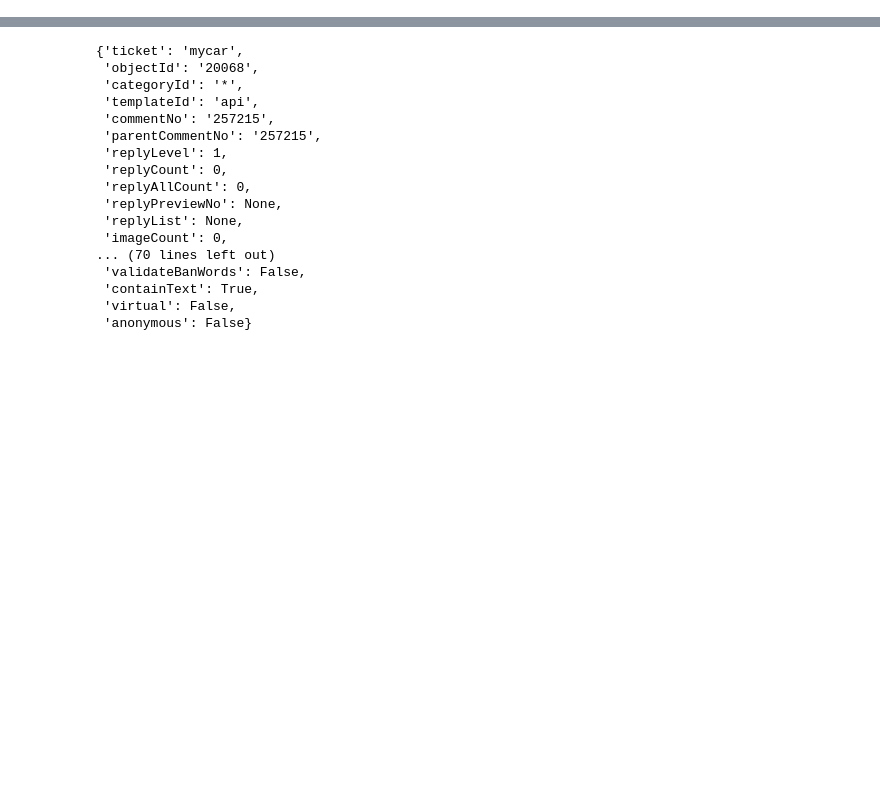
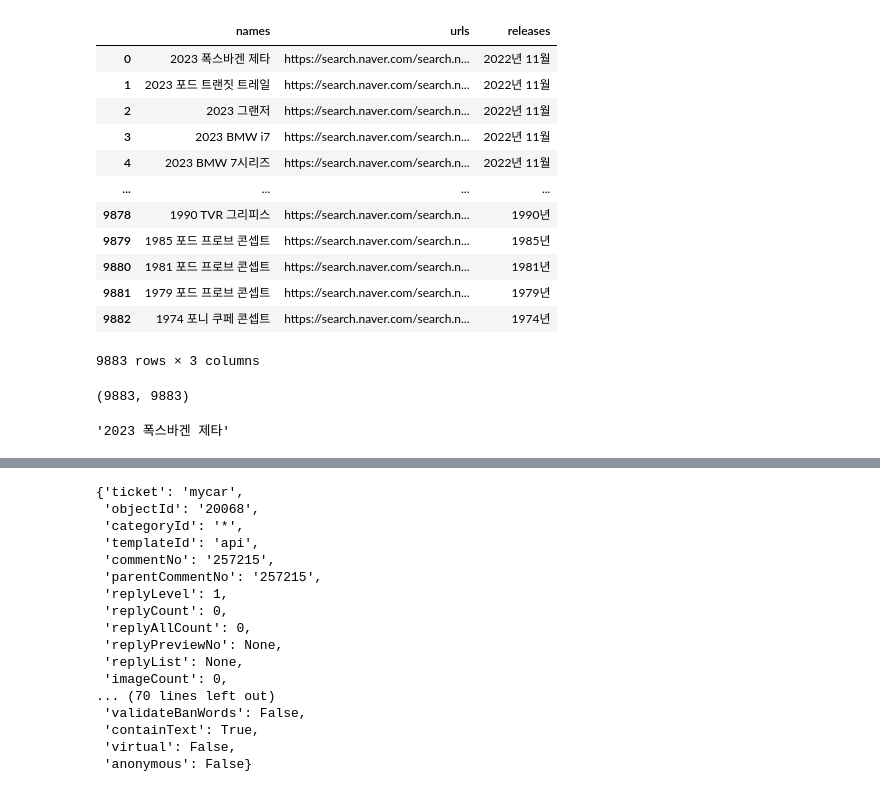
Before and after one commit to dbtjr1103/Basic_practice, a Jupyter notebook: Untitled0.ipynb, the cells around one changed output, grey strips where cells are left out. Saved outputs shown, nothing was run; the diff lists cells and outputs as text; code cells hidden in the pictures; blank space fills up the shorter version.

```diff
--- a/Untitled0.ipynb
+++ b/Untitled0.ipynb
@@ -8,0 +28,5 @@ import json
+# %%
+url_all='https://m.search.naver.com/p/csearch/content/nqapirender.nhn?pkid=128&where=nexearch&key=car_list&u1=0&u5=0~7&u2=출시순'
+resp = requests.get(url_all)
+jsn = json.loads(resp.content)
+pages = int(jsn['total']) # 총 페이지 수
@@ -8,0 +36,16 @@ import json
+# %%
+names, urls, releases, reviews = [],[],[],[]
+
+for page in tqdm(range(pages)):
+    url_cars = f'https://m.search.naver.com/p/csearch/content/nqapirender.nhn?pkid=128&where=nexearch&key=car_list&u1={page}&u5=0~7&u2=출시순'
+    resp = requests.get(url_cars)
+    result = json.loads(resp.content)
+
+    qs = re.findall('href="(.*?)"\sc', result['html'])
+    name = re.findall('text">(.*?)</a>', result['html'])
+    release = re.findall('>출시\s(.*?)</span>', result['html'])
+
+    for i in range(len(qs)):
+        names.append(name[i])
+        urls.append('https://search.naver.com/search.naver'+qs[i])
+        releases.append(release[i])
@@ -8,0 +76,24 @@ import json
+# %%
+car_info = {
+    'names' : names,
+    'urls' : urls,
+    'releases' : releases
+}
+car_info
+df = pd.DataFrame(car_info)
+# %%
+df
+# %% [output]
+|  | names | urls | releases |
+| 0 | 2023 폭스바겐 제타 | https://search.naver.com/search.n... | 2022년 11월 |
+| 1 | 2023 포드 트랜짓 트레일 | https://search.naver.com/search.n... | 2022년 11월 |
+| 2 | 2023 그랜저 | https://search.naver.com/search.n... | 2022년 11월 |
+| 3 | 2023 BMW i7 | https://search.naver.com/search.n... | 2022년 11월 |
+| 4 | 2023 BMW 7시리즈 | https://search.naver.com/search.n... | 2022년 11월 |
+| ... | ... | ... | ... |
+| 9878 | 1990 TVR 그리피스 | https://search.naver.com/search.n... | 1990년 |
+| 9879 | 1985 포드 프로브 콘셉트 | https://search.naver.com/search.n... | 1985년 |
+| 9880 | 1981 포드 프로브 콘셉트 | https://search.naver.com/search.n... | 1981년 |
+| 9881 | 1979 포드 프로브 콘셉트 | https://search.naver.com/search.n... | 1979년 |
+| 9882 | 1974 포니 쿠페 콘셉트 | https://search.naver.com/search.n... | 1974년 |
+9883 rows × 3 columns
@@ -8,0 +102,8 @@ import json
+# %%
+len(urls), len(names)
+# %% [output]
+(9883, 9883)
+# %%
+names[0]
+# %% [output]
+'2023 폭스바겐 제타'
```
Also changed, not shown: parts of 13 cells of this notebook.
